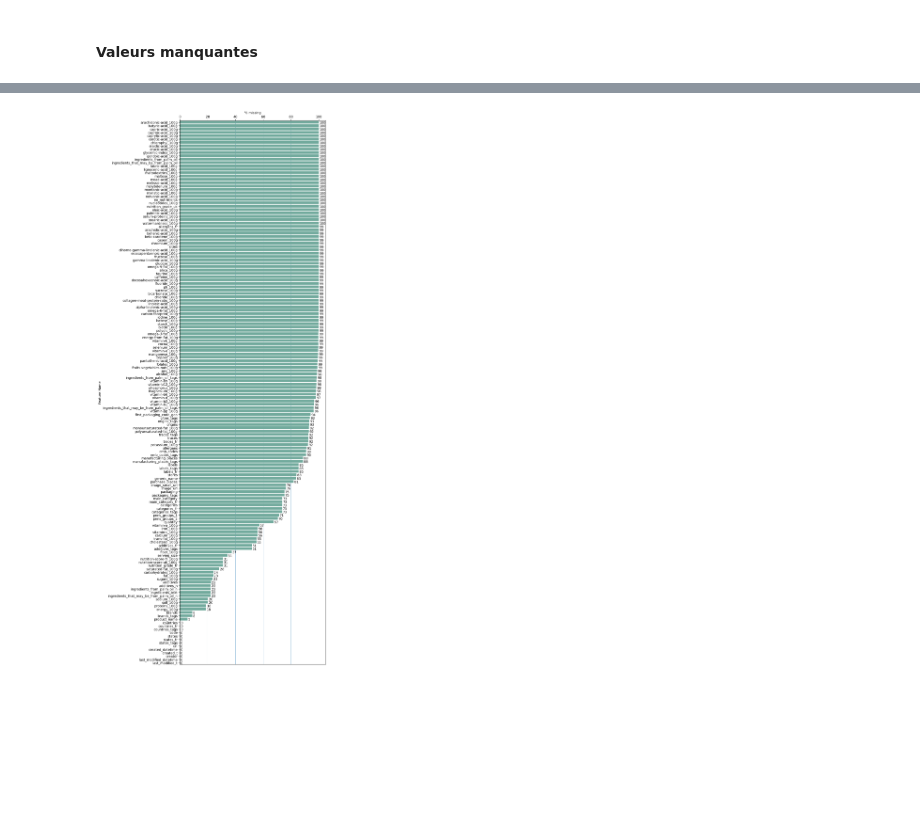
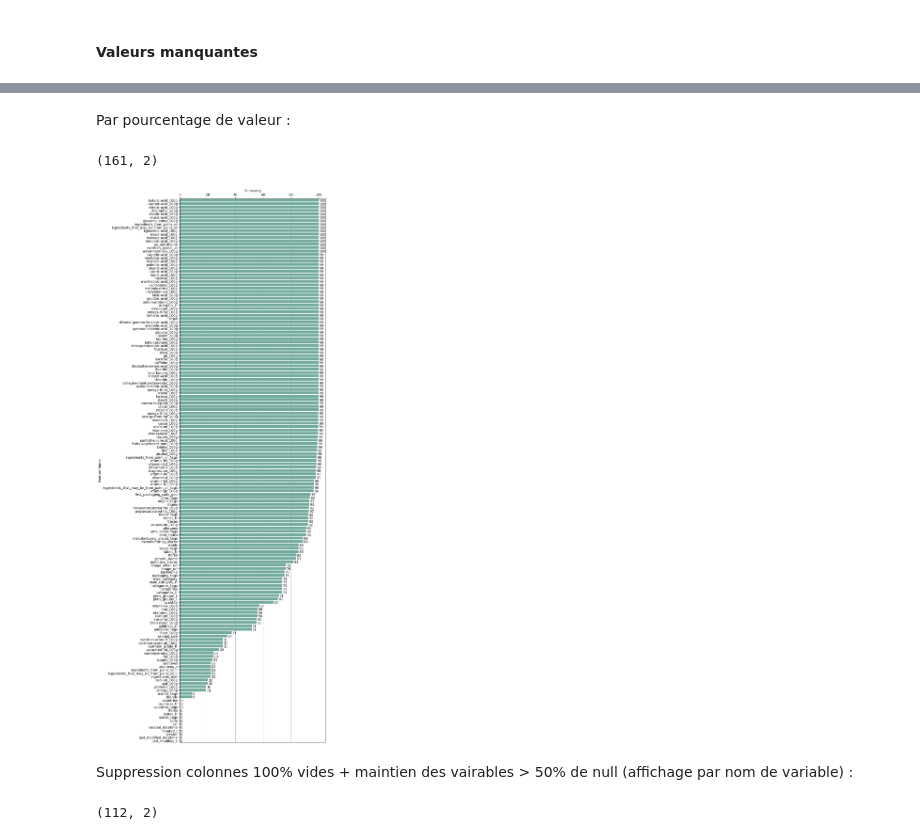
Before and after one commit to sycod/OC_projects, a Jupyter notebook: P2/P2 analyse exploratoire.ipynb, the cells around one changed output, grey strips where cells are left out. Drawn from its saved outputs; the diff is of its cells as text; code cells hidden in the pictures; blank space fills up the shorter version.

```diff
--- a/P2/P2 analyse exploratoire.ipynb
+++ b/P2/P2 analyse exploratoire.ipynb
@@ -36,7 +98,7 @@ import seaborn as sns
 DATASETS_PATH = "/Users/julmat/DataSets/"
 dataset_name="oc_p2_openfoodfacts_products.csv"
 
-data_raw = pd.read_csv(DATASETS_PATH+dataset_name, sep="\t")
+data_raw = pd.read_csv(DATASETS_PATH+dataset_name, sep="\t", index_col=7)
 
 display(data_raw)
 # %% [output]
@@ -89,12 +167,13 @@ with pd.option_context('display.max_rows', 500):
+# %% [markdown]
+Par pourcentage de valeur :
 # %%
 # valeurs nulles en pourcentage et triées
 def percent_missing(df):
-    ds_isnull_prct = (df.isnull().sum() * 100 / len(df)
-                      ).round(2)
+    ds_isnull_prct = (df.isnull().mean()*100)
 
-    # set to DF for futrure display
+    # set Series to DF for further display
     df_isnull_prct = pd.DataFrame({
-        "Feature Name": data_raw.columns,
+        "Feature Name": df.columns,
         "% missing": ds_isnull_prct,
         }).sort_values(by=["% missing", "Feature Name"],
                        ascending=[False, True]
@@ -115,33 +194,58 @@ def show_values_on_bars(axs, h_v="v", space=0.4):
             for p in ax.patches:
                 _x = p.get_x() + p.get_width() + float(space)
                 _y = p.get_y() + p.get_height()
                 value = int(p.get_width())
                 ax.text(_x, _y, value, ha="left")
 
     if isinstance(axs, np.ndarray):
         for idx, ax in np.ndenumerate(axs):
             _show_on_single_plot(ax)
     else:
         _show_on_single_plot(axs)
 
-data_nulls = percent_missing(data_raw)
+data_nulls_by_value = percent_missing(data_raw)
 
 plt.figure(figsize=(8, 30))
 
 sns_t = sns.barplot(
     x="% missing",
     y="Feature Name",
-    data=data_nulls,
+    data=data_nulls_by_value,
     color='#69b3a2'
 )
 
 sns_t.xaxis.set_ticks_position("top")
 sns_t.xaxis.set_label_position('top')
 sns_t.axvline(x=20, ymin=0, linewidth=0.5, zorder=0)
 sns_t.axvline(x=40, ymin=0, linewidth=0.5, zorder=0)
 sns_t.axvline(x=60, ymin=0, linewidth=0.5, zorder=0)
 sns_t.axvline(x=80, ymin=0, linewidth=0.5, zorder=0)
 
 show_values_on_bars(sns_t, "h", 0.5)
+print(data_nulls_by_value.shape)
 # %% [output]
+(161, 2)
-[figure, old version]
+[figure, new version]
+# %% [markdown]
+Suppression colonnes 100% vides + maintien des vairables > 50% de null (affichage par nom de variable) :
+# %%
+import plotly.express as px
+
+# suppression des colonnes totalement vides
+df_clean = data_raw.dropna(axis=1, how='all')
+
+# masque des variables avec 50% de null ou +
+features_nullprct = df_clean.isnull().mean()*100
+mask = features_nullprct >= 50
+
+data_nulls_by_name = percent_missing(df_clean[features_nullprct[mask].index])
+
+fig = px.histogram(data_nulls_by_name, x="% missing",
+    y="Feature Name",
+    width=800, height=data_nulls_by_name.shape[0]*10
+    ).update_yaxes(categoryorder='category descending')
+
+fig.show()
+print(data_nulls_by_name.shape)
+# %% [output]
+(112, 2)
```
Also changed, not shown: parts of 16 cells of this notebook.
